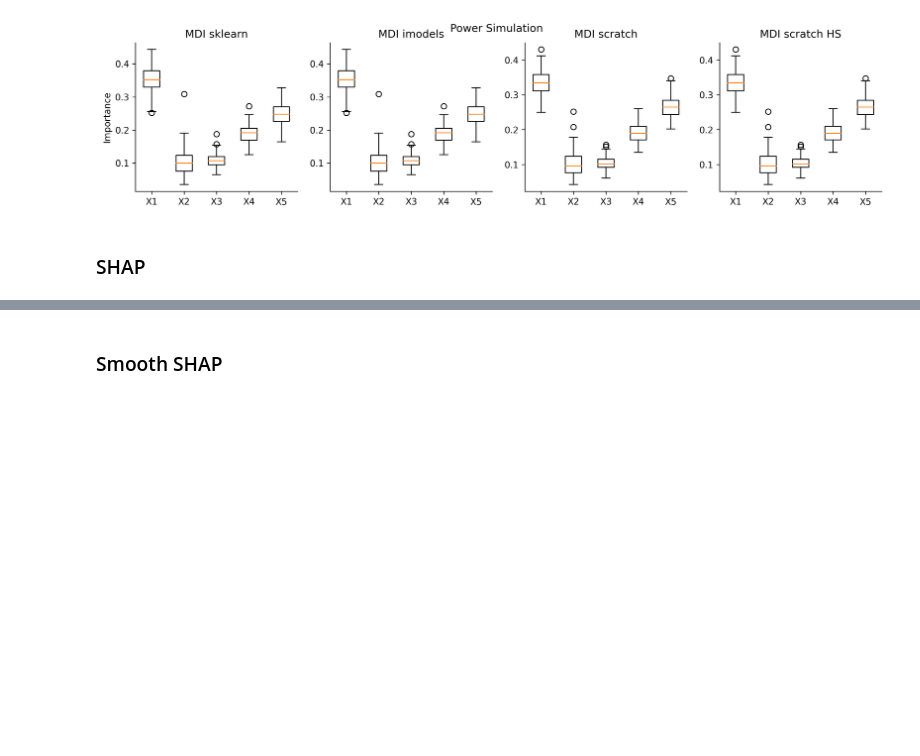
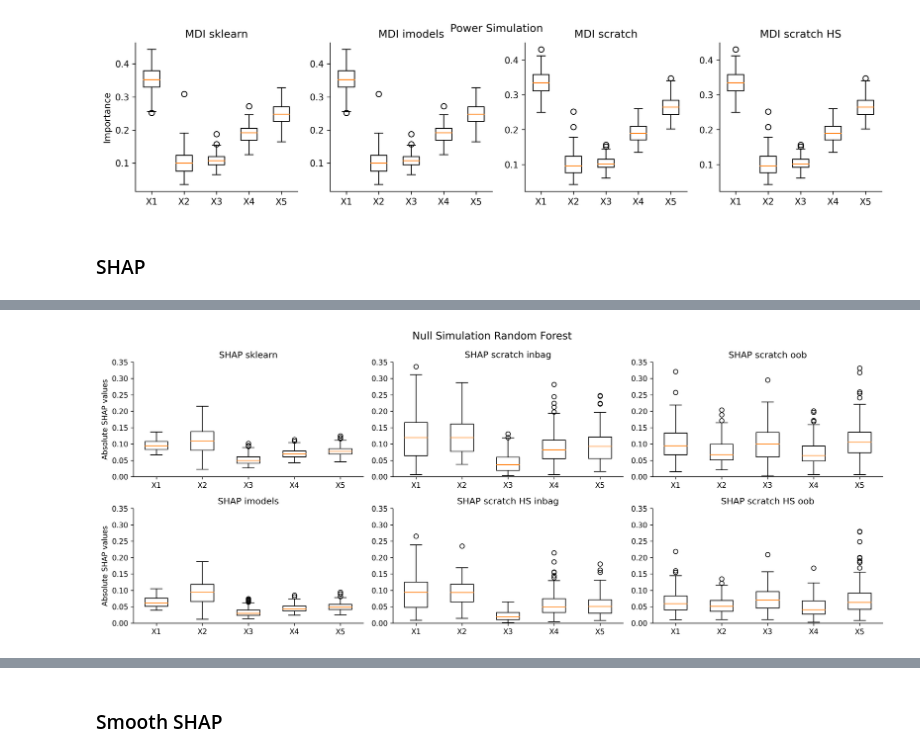
Before and after one commit to markusloecher/TreeBasedModel, a Jupyter notebook: notebooks/Strobl_simulation_experiment.ipynb, the cells around one changed output, grey strips where cells are left out. Cells and saved outputs as stored; diff of their text form; code cells hidden in the pictures; blank space fills up the shorter version.

Commit message:
Add smooth SHAP for RF to Strobl simulation

```diff
--- a/notebooks/Strobl_simulation_experiment.ipynb
+++ b/notebooks/Strobl_simulation_experiment.ipynb
@@ -516,28 +531,33 @@ axs1[3].set_title('MDI scratch HS');
 # %%
 #Null simulation
-fig, axs1 = plt.subplots(1,6, figsize=(15,4))
+fig, axs = plt.subplots(2,3, figsize=(15,6))
 x_label = ["X1", "X2", "X3", "X4", "X5"]
 
-fig.suptitle('Null Simulation', fontsize=14)
+fig.suptitle('Null Simulation Random Forest', fontsize=14)
 
-axs1[0].boxplot(np.abs(np.array(shap_imps_nullRF[0])).mean(axis=1), labels=x_label)
-axs1[0].set_title('SHAP sklearn')
-axs1[0].set_ylabel("Absolute SHAP values")
+axs[0,0].boxplot(np.abs(np.array(shap_imps_nullRF[0])).mean(axis=1), labels=x_label)
+axs[0,0].set_title('SHAP sklearn')
+axs[0,0].set_ylabel("Absolute SHAP values")
 
-axs1[1].boxplot(np.abs(np.array(shap_imps_nullRF[2][0])).mean(axis=1), labels=x_label)
-axs1[1].set_title('SHAP scratch inbag')
+axs[0,1].boxplot(np.abs(np.array(shap_imps_nullRF[2][0])).mean(axis=0), labels=x_label)
+axs[0,1].set_title('SHAP scratch inbag')
 
-axs1[2].boxplot(np.abs(np.array(shap_imps_nullRF[2][1])).mean(axis=1), labels=x_label)
-axs1[2].set_title('SHAP scratch oob')
+axs[0,2].boxplot(np.abs(np.array(shap_imps_nullRF[2][1])).mean(axis=0), labels=x_label)
+axs[0,2].set_title('SHAP scratch oob')
 
-axs1[3].boxplot(np.abs(np.array(shap_imps_nullRF[1])).mean(axis=1), labels=x_label)
-axs1[3].set_title('SHAP imodels')
+axs[1,0].boxplot(np.abs(np.array(shap_imps_nullRF[1])).mean(axis=1), labels=x_label)
+axs[1,0].set_title('SHAP imodels')
+axs[1,0].set_ylabel("Absolute SHAP values")
 
-axs1[4].boxplot(np.abs(np.array(shap_imps_nullRF[3][0])).mean(axis=1), labels=x_label)
-axs1[4].set_title('SHAP scratch HS inbag')
+axs[1,1].boxplot(np.abs(np.array(shap_imps_nullRF[3][0])).mean(axis=0), labels=x_label)
+axs[1,1].set_title('SHAP scratch HS inbag')
 
-axs1[5].boxplot(np.abs(np.array(shap_imps_nullRF[3][1])).mean(axis=1), labels=x_label)
-axs1[5].set_title('SHAP scratch HS oob')
+axs[1,2].boxplot(np.abs(np.array(shap_imps_nullRF[3][1])).mean(axis=0), labels=x_label)
+axs[1,2].set_title('SHAP scratch HS oob')
+
+plt.setp(axs, ylim=[0,0.35]) #set global ylim for all suplots
 
 fig.tight_layout();
+# %% [output]
+[figure, added]
 # %%
```
Also changed, not shown: parts of 8 cells of this notebook.
